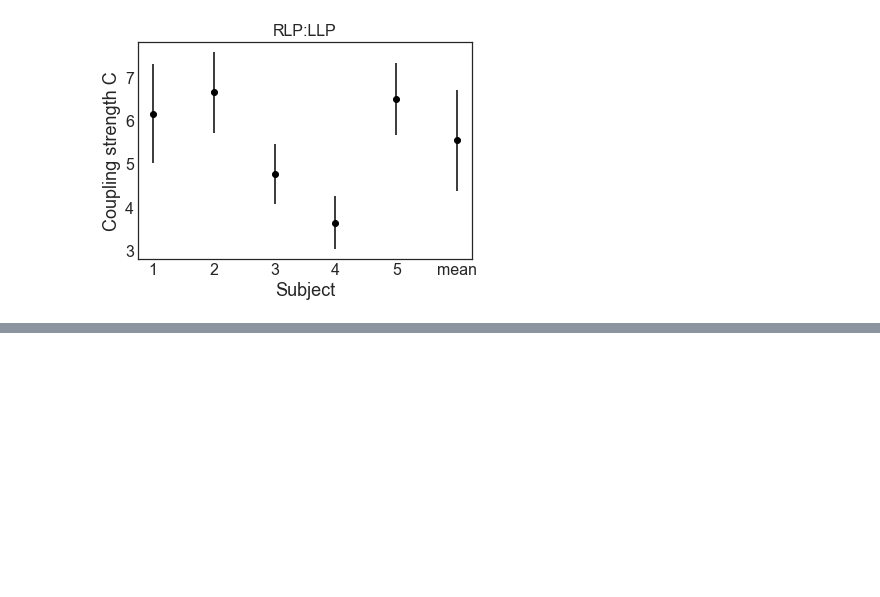
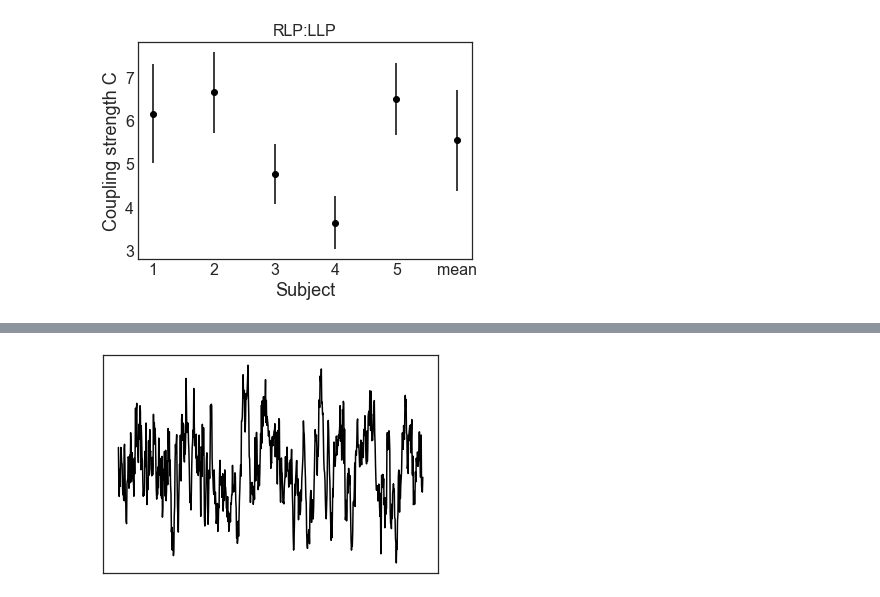
Before and after one commit to hstrey/fMRI-analysis, a Jupyter notebook: Oxytocin data OU simple analysis.ipynb, the cells around one changed output, grey strips where cells are left out. Cells and saved outputs as stored; diff of their text form; code cells hidden in the pictures; blank space fills up the shorter version.

```diff
--- a/Oxytocin data OU simple analysis.ipynb
+++ b/Oxytocin data OU simple analysis.ipynb
@@ -584,0 +597,12 @@ print(skew(pcc),kurtosis(pcc))
+# %%
+plt.plot(mpfc,color="k")
+plt.tick_params(
+    axis='both',          # changes apply to the x-axis
+    which='both',      # both major and minor ticks are affected
+    bottom=False,      # ticks along the bottom edge are off
+    top=False,         # ticks along the top edge are off
+    labelbottom=False, # labels along the bottom edge are off
+    labelleft=False)
+plt.savefig("B.png",format='png',dpi=300,bbox_inches='tight',facecolor="white",backgroundcolor="white")
+# %% [output]
+[figure, added]
```
Also changed, not shown: parts of 8 cells of this notebook, 5 other files.
